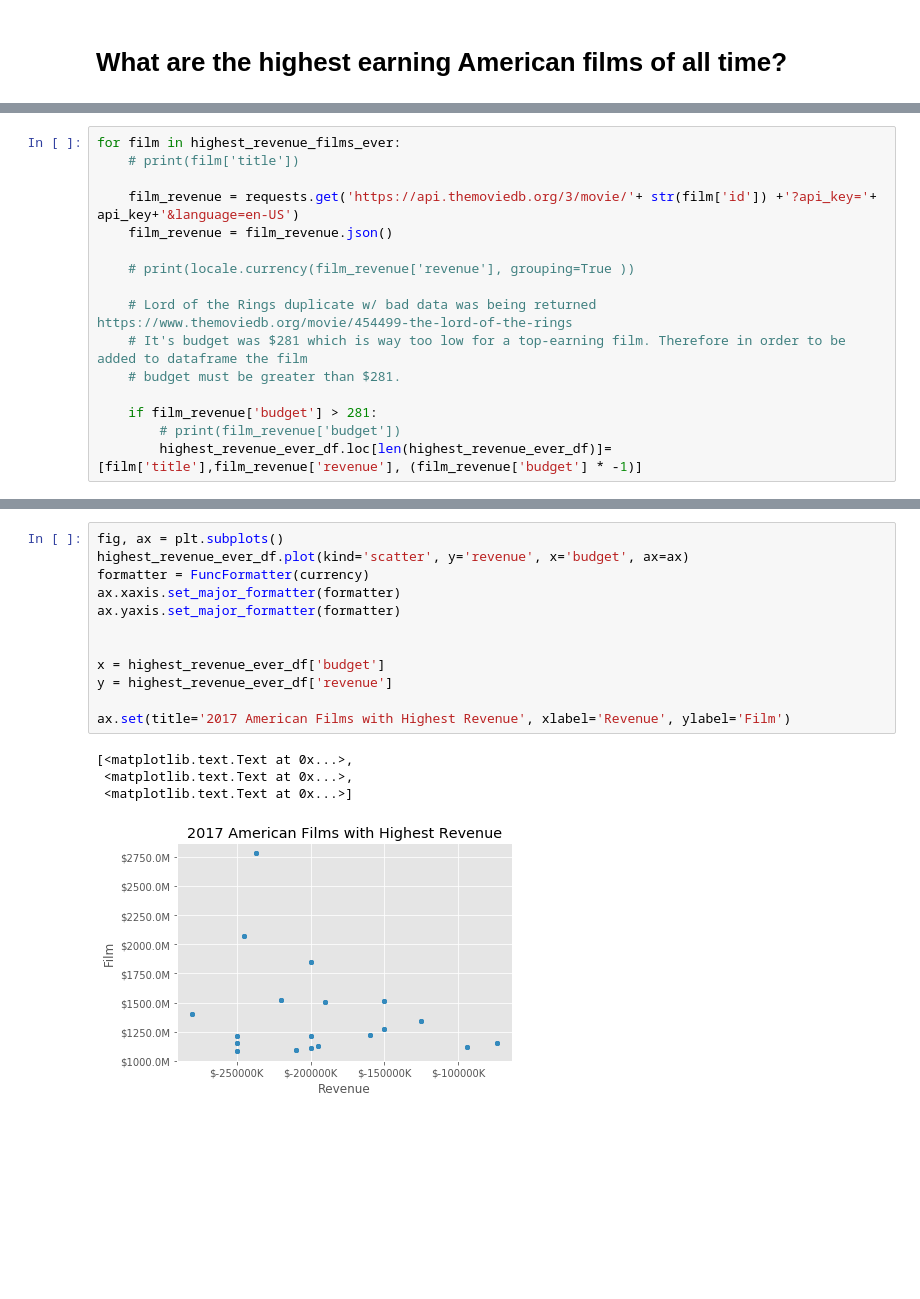
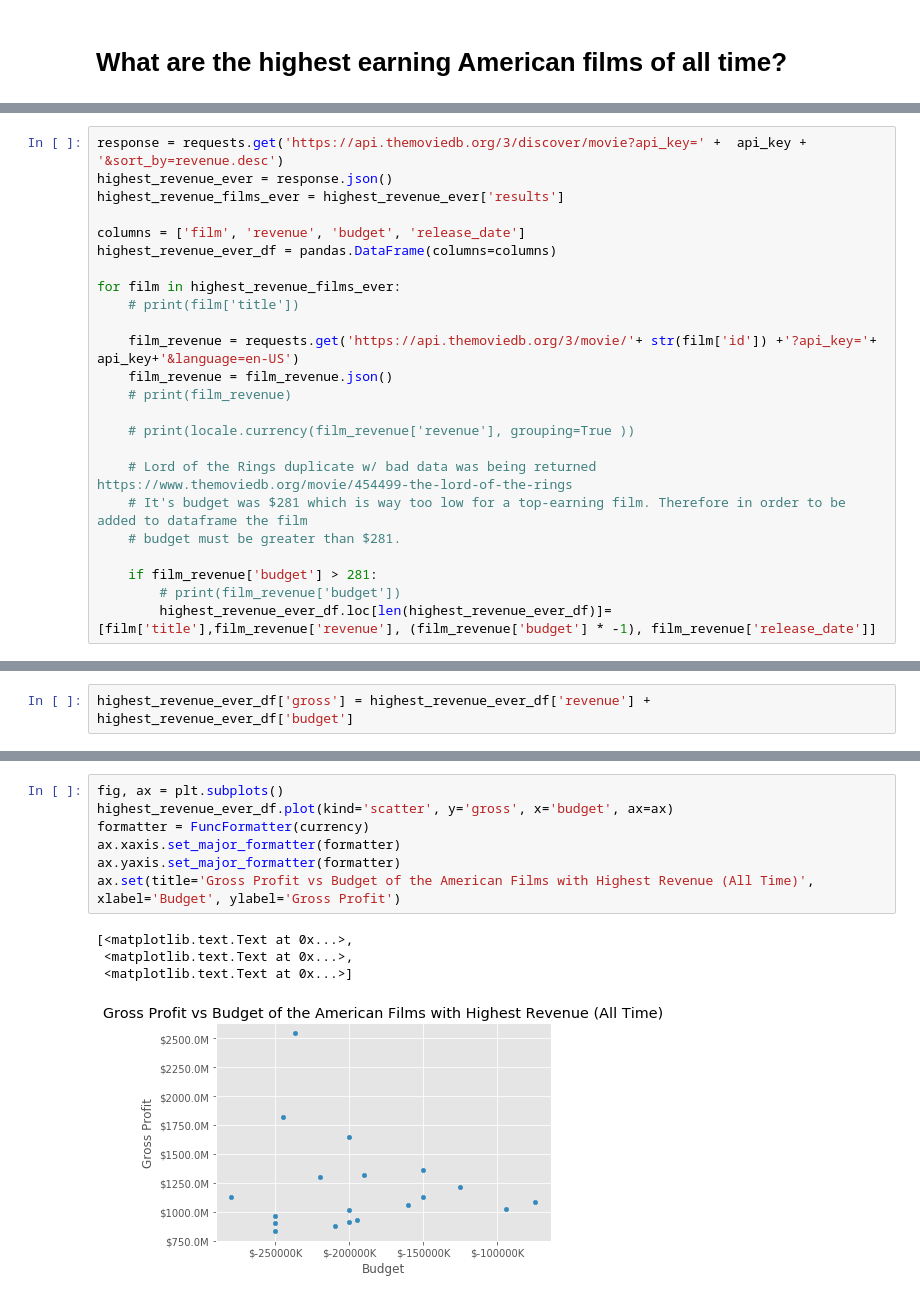
Before and after one commit to M0nica/datalogues-outdated, a Jupyter notebook: content/posts/tmdb-api.ipynb, the cells around one changed output, grey strips where cells are left out. Cells and saved outputs as stored; diff of their text form; blank space fills up the shorter version.

```diff
--- a/content/posts/tmdb-api.ipynb
+++ b/content/posts/tmdb-api.ipynb
@@ -94,9 +93,17 @@ highest_revenue_ever_df = pandas.DataFrame(columns=columns)
 # %%
+response = requests.get('https://api.themoviedb.org/3/discover/movie?api_key=' +  api_key + '&sort_by=revenue.desc')
+highest_revenue_ever = response.json()
+highest_revenue_films_ever = highest_revenue_ever['results']
+
+columns = ['film', 'revenue', 'budget', 'release_date']
+highest_revenue_ever_df = pandas.DataFrame(columns=columns)
+
 for film in highest_revenue_films_ever:
     # print(film['title'])
 
     film_revenue = requests.get('https://api.themoviedb.org/3/movie/'+ str(film['id']) +'?api_key='+ api_key+'&language=en-US')
     film_revenue = film_revenue.json()
+    # print(film_revenue)
 
     # print(locale.currency(film_revenue['revenue'], grouping=True ))
 
@@ -106,7 +113,7 @@ for film in highest_revenue_films_ever:
 
     if film_revenue['budget'] > 281:
         # print(film_revenue['budget'])
-        highest_revenue_ever_df.loc[len(highest_revenue_ever_df)]=[film['title'],film_revenue['revenue'], (film_revenue['budget'] * -1)]
+        highest_revenue_ever_df.loc[len(highest_revenue_ever_df)]=[film['title'],film_revenue['revenue'], (film_revenue['budget'] * -1), film_revenue['release_date']]
 # %%
 highest_revenue_ever_df.head()
 # %% [output]
@@ -118,0 +128,2 @@ highest_revenue_ever_df.head()
+# %%
+highest_revenue_ever_df['gross'] = highest_revenue_ever_df['revenue'] + highest_revenue_ever_df['budget']
@@ -137,17 +165,12 @@ ax.set(title='American Films with Highest Revenue (All Time)', xlabel='Revenue',
 # %%
 fig, ax = plt.subplots()
-highest_revenue_ever_df.plot(kind='scatter', y='revenue', x='budget', ax=ax)
+highest_revenue_ever_df.plot(kind='scatter', y='gross', x='budget', ax=ax)
 formatter = FuncFormatter(currency)
 ax.xaxis.set_major_formatter(formatter)
 ax.yaxis.set_major_formatter(formatter)
-
-
-x = highest_revenue_ever_df['budget']
-y = highest_revenue_ever_df['revenue']
-
-ax.set(title='2017 American Films with Highest Revenue', xlabel='Revenue', ylabel='Film')
+ax.set(title='Gross Profit vs Budget of the American Films with Highest Revenue (All Time)', xlabel='Budget', ylabel='Gross Profit')
 # %% [output]
 [<matplotlib.text.Text at 0x...>,
  <matplotlib.text.Text at 0x...>,
  <matplotlib.text.Text at 0x...>]
-[figure, old version]
+[figure, new version]
```
Also changed, not shown: parts of 26 cells of this notebook, 13 other files.
